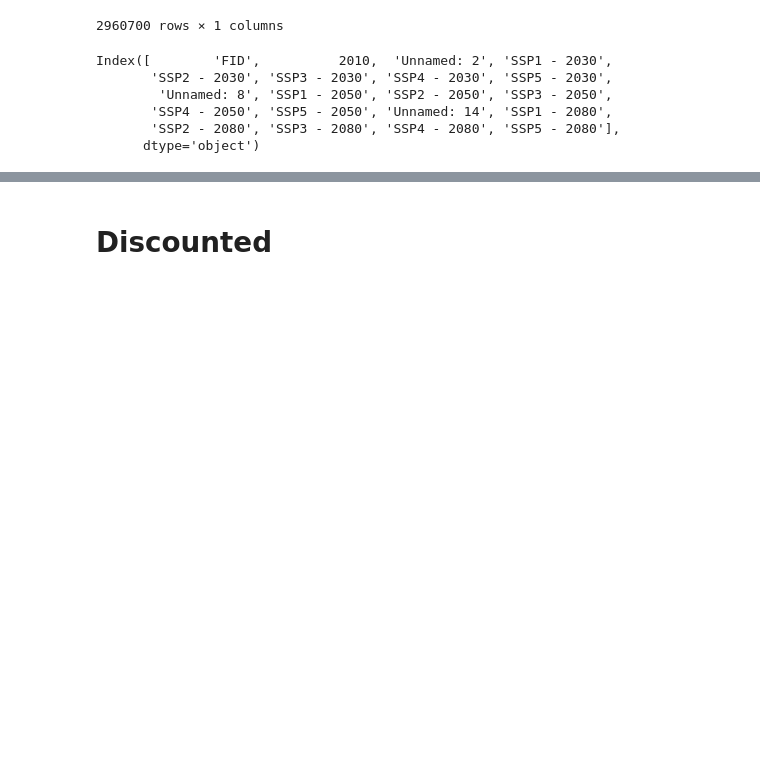
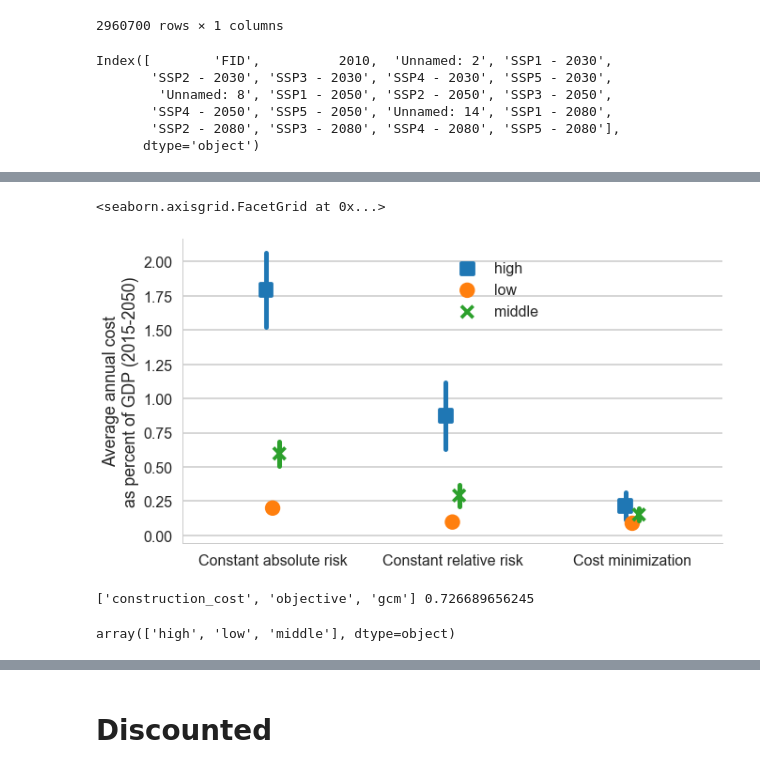
Before and after one commit to julierozenberg/infra_needs_analyses, a Jupyter notebook: riverine floods.ipynb, the cells around one changed output, grey strips where cells are left out. Drawn from its saved outputs; the diff is of its cells as text; code cells hidden in the pictures; blank space fills up the shorter version.

```diff
--- a/riverine floods.ipynb
+++ b/riverine floods.ipynb
@@ -159,0 +178,10 @@ newfile = newfile.reset_index().merge(gdp_reg.reset_index(),on=["wbregionname","
+# %%
+g = sns.factorplot(x='objective',y='total_annual_cost_pc', hue= 'construction_cost', data=test, kind="point",dodge=True,join=False,\
+                  ci='sd', markers=["s",'o','x'], size=6, aspect=1.6,\
+                  legend=False)
+
+g.set_axis_labels("", "Average annual cost\nas percent of GDP (2015-2050)")
+g.add_legend(title="",bbox_to_anchor=(0.6, 0.7), borderaxespad=0.)
+# %% [output]
+<seaborn.axisgrid.FacetGrid at 0x...>
+[figure, added]
@@ -159,0 +212,9 @@ newfile = newfile.reset_index().merge(gdp_reg.reset_index(),on=["wbregionname","
+# %%
+drivers,sumvar = drivers_from_anova("total_annual_cost_pc",test)
+print(drivers,sumvar)
+# %% [output]
+['construction_cost', 'objective', 'gcm'] 0.726689656245
+# %%
+test.construction_cost.unique()
+# %% [output]
+array(['high', 'low', 'middle'], dtype=object)
```
Also changed, not shown: parts of 31 cells of this notebook.
